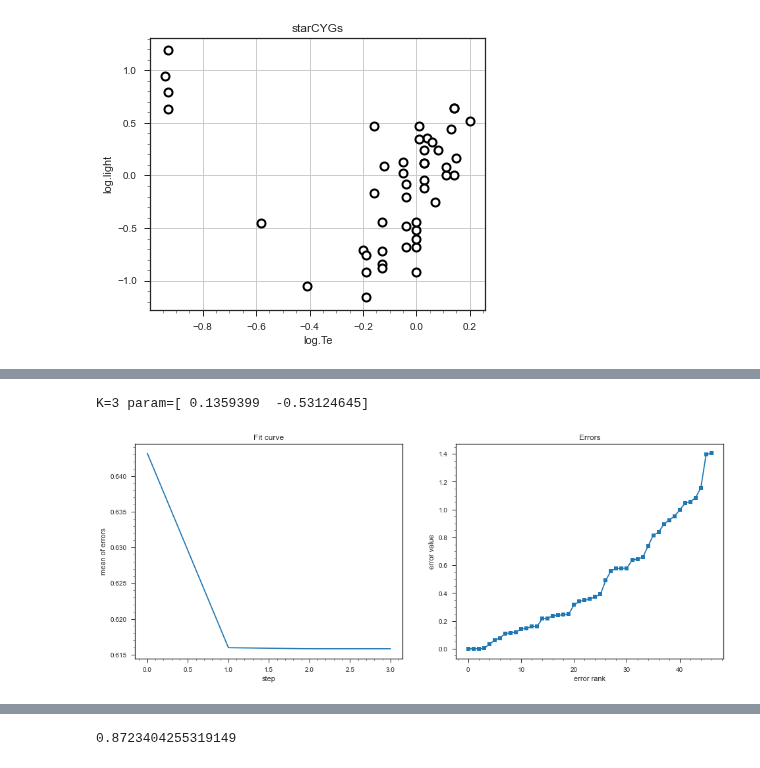
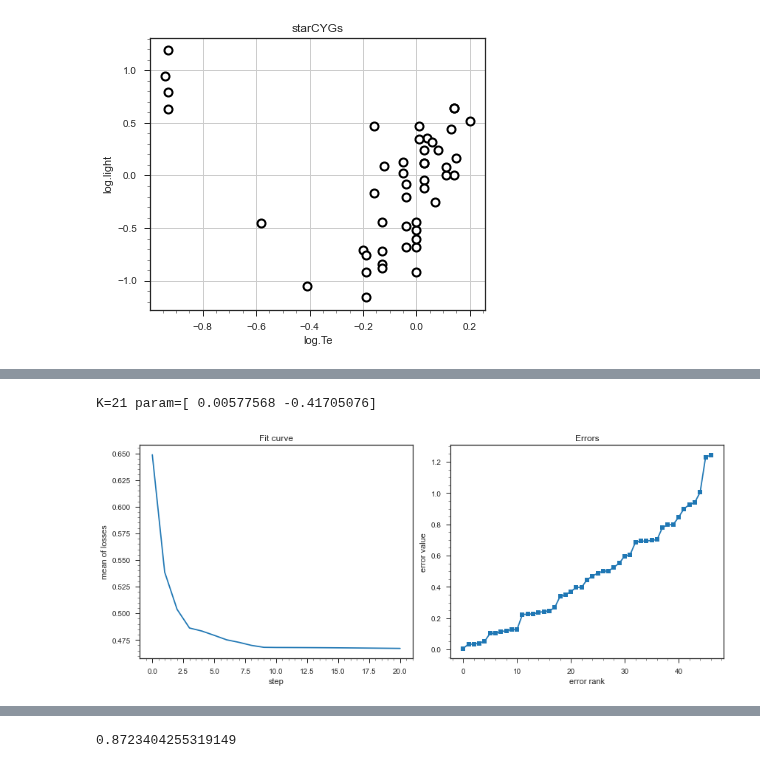
Before and after one commit to intellimath/mlgrad, a Jupyter notebook: examples/test_robust_regression.ipynb, the cells around one changed output, grey strips where cells are left out. Cells and saved outputs as stored; diff of their text form; code cells hidden in the pictures.

```diff
--- a/examples/test_robust_regression.ipynb
+++ b/examples/test_robust_regression.ipynb
@@ -166,6 +166,6 @@ mod_r_irls.init()
 # %%
-alg_r_irls = regr.r_regression_irls(Xs, Y, mod_r_irls, rhofunc=func.Sqrt(0.001), verbose=1)
-err_r_irls = curve_fit_and_errors(alg_r_irls)
+alg_r_irls = regr.r_regression_irls(Xs, Y, mod_r_irls, rhofunc=func.Sqrt(0.001), n_iter=1500, verbose=1)
+err_r_irls = regr.plot_losses_and_errors(alg_r_irls, Xs, Y)
 # %% [output]
-K=3 param=[ 0.1359399  -0.53124645]
+K=21 param=[ 0.00577568 -0.41705076]
-[figure, old version]
+[figure, new version]
```
Also changed, not shown: parts of 14 cells of this notebook, 14 other files.
